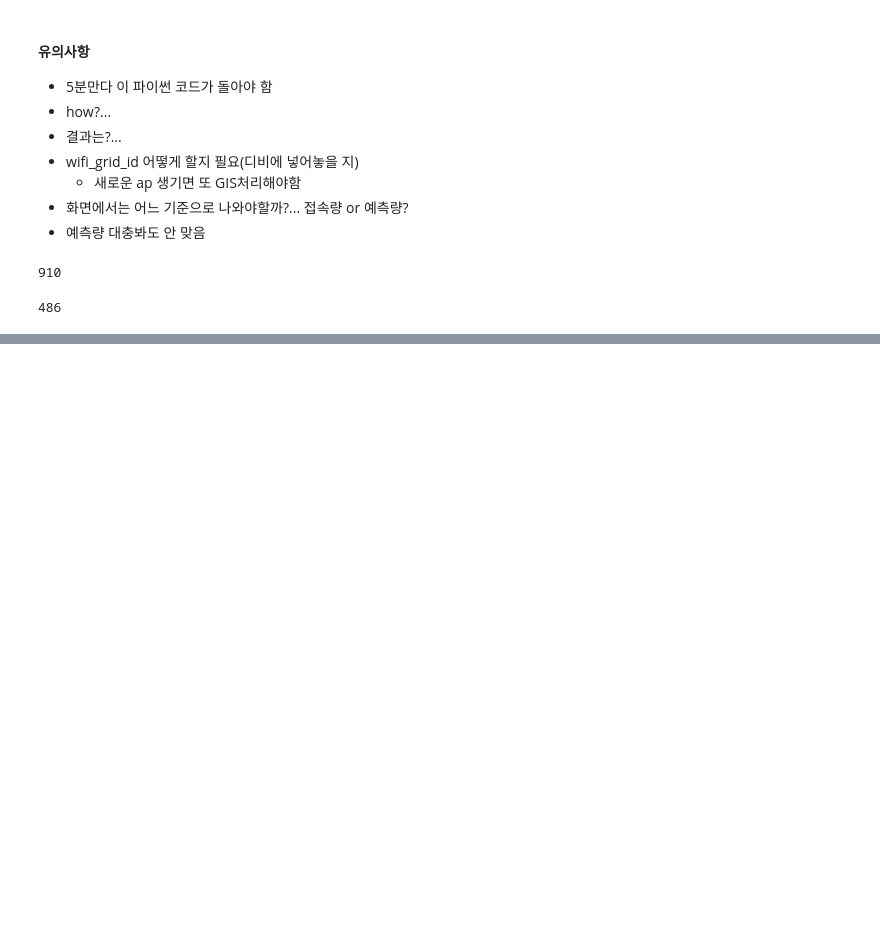
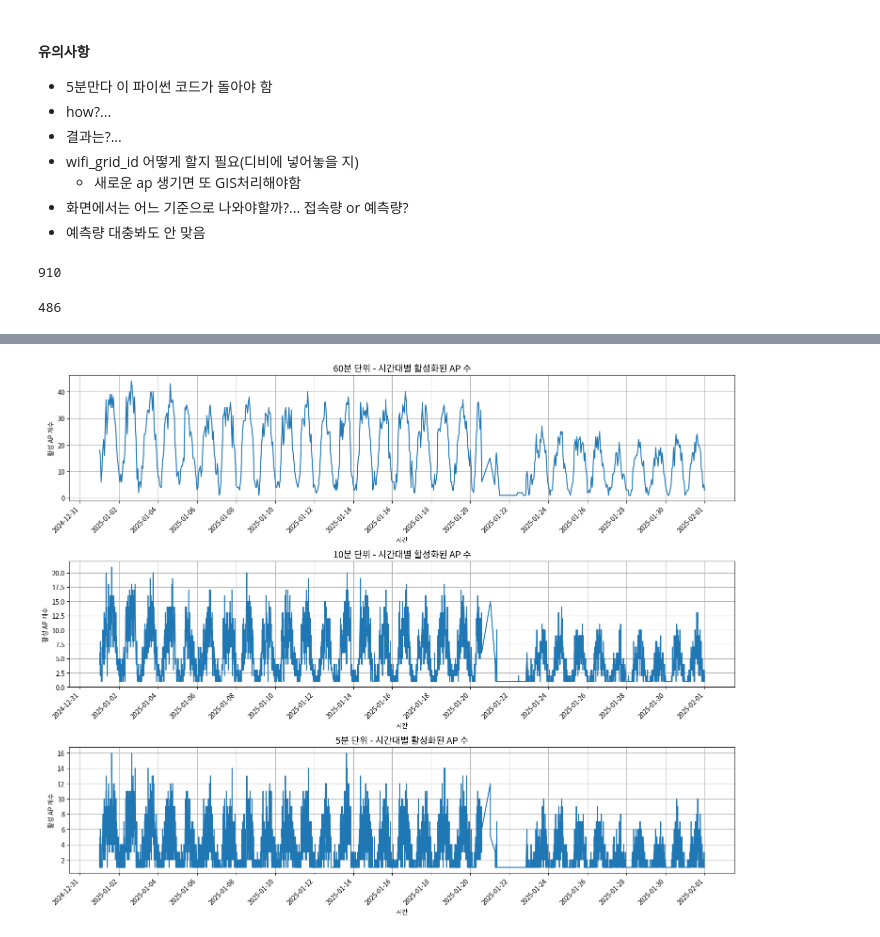
Before and after one commit to KnellBalm/yeosu, a Jupyter notebook: deploy/module/predict_model/flowpop_predict.ipynb, the cells around one changed output, grey strips where cells are left out. Drawn from its saved outputs; the diff is of its cells as text; code cells hidden in the pictures; blank space fills up the shorter version.

```diff
--- a/deploy/module/predict_model/flowpop_predict.ipynb
+++ b/deploy/module/predict_model/flowpop_predict.ipynb
@@ -838,0 +841,5 @@ new_data.to_sql(
+# %%
+db = DBConnector(config_path='/DATA/jupyter_WorkingDirectory/UDM/db_connector/config.json', connection_name='yeosu_wifi')
+df_5m = db.run_query("SELECT std_date, ap_id, cnt FROM ap.log_summary_rukus_5min;")
+df_10m = db.run_query("SELECT std_date, ap_id, cnt FROM ap.log_summary_rukus_10min;")
+df_60m = db.run_query("SELECT std_date, ap_id, cnt FROM ap.log_summary_rukus;")
@@ -838,0 +870,4 @@ new_data.to_sql(
+# %%
+df_5m['std_date'] = pd.to_datetime(df_5m['std_date'])
+df_10m['std_date'] = pd.to_datetime(df_10m['std_date'])
+df_60m['std_date'] = pd.to_datetime(df_60m['std_date'])
@@ -838,0 +876,46 @@ new_data.to_sql(
+# %%
+import pandas as pd
+import seaborn as sns
+import matplotlib.pyplot as plt
+import matplotlib.dates as mdates
+from itertools import product
+
+def preprocess_for_active_ap(df):
+    """각 df에서 활성 AP 수 계산"""
+    all_combos = pd.DataFrame(
+        list(product(df["ap_id"].unique(), df["std_date"].unique())),
+        columns=["ap_id", "std_date"]
+    )
+    merged = pd.merge(all_combos, df, on=["ap_id", "std_date"], how="left")
+    merged["cnt"] = merged["cnt"].fillna(0)
+    active = merged.groupby("std_date")["cnt"].apply(lambda x: (x > 0).sum()).reset_index(name="active_ap")
+    return active
+
+datasets = {
+    "60분 단위": df_60m,
+    "10분 단위": df_10m,
+    "5분 단위": df_5m
+}
+
+fig, axes = plt.subplots(3, 1, figsize=(15, 12), sharex=False, sharey=False)
+
+for ax, (label, df) in zip(axes, datasets.items()):
+    temp_df = df[df['std_date'].between('2025-01-01', '2025-02-01')]
+    active = preprocess_for_active_ap(temp_df)
+    active["std_date"] = pd.to_datetime(active["std_date"])
+
+    sns.lineplot(data=active, x="std_date", y="active_ap", ax=ax)
+    ax.set_title(f"{label} - 시간대별 활성화된 AP 수", fontsize=14)
+    ax.set_xlabel("시간")
+    ax.set_ylabel("활성 AP 개수")
+    ax.grid(True)
+
+    # ✅ x축 눈금 설정 (예: 하루 단위 표시)
+    ax.xaxis.set_major_locator(mdates.DayLocator(interval=2))   # 2일 간격
+    ax.xaxis.set_major_formatter(mdates.DateFormatter("%Y-%m-%d"))
+    plt.setp(ax.get_xticklabels(), rotation=45, ha="right")
+
+plt.tight_layout()
+plt.show()
+# %% [output]
+[figure, added]
```
Also changed, not shown: parts of 4 cells of this notebook, 10 other files.
